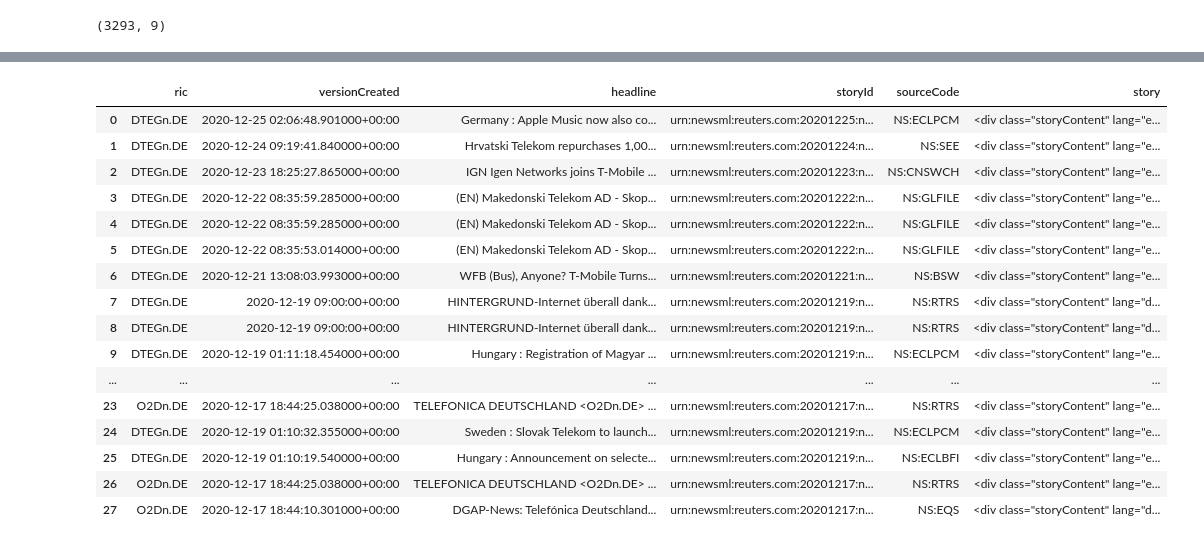
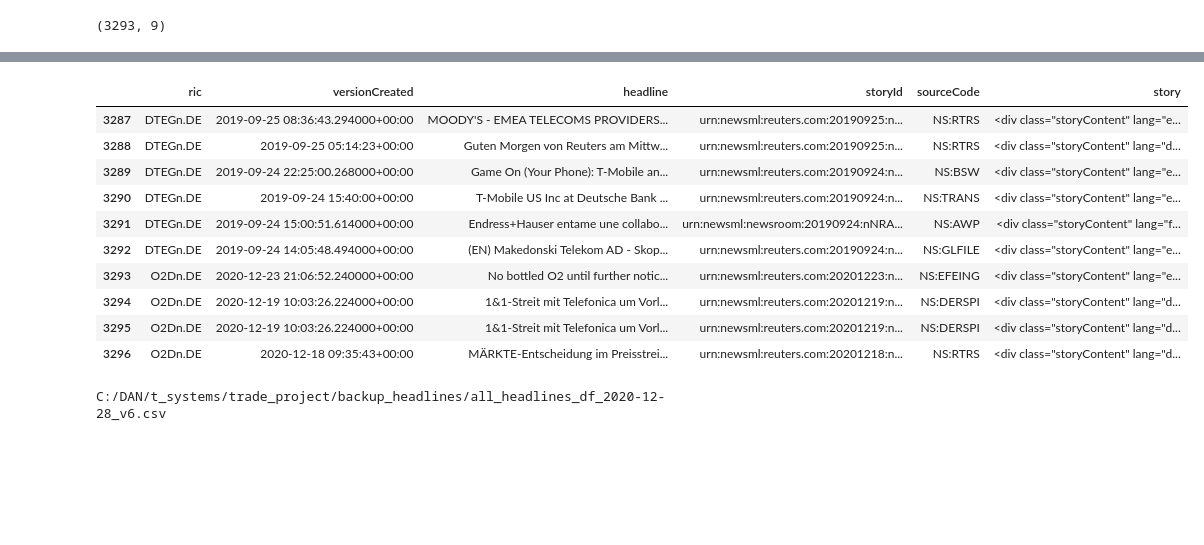
Before and after one commit to dany-kuznetsov/trade_get_news_true_way, a Jupyter notebook: trade_news_collector.ipynb, the cells around one changed output, grey strips where cells are left out. Cells and saved outputs as stored; diff of their text form; code cells hidden in the pictures; blank space fills up the shorter version.

```diff
--- a/trade_news_collector.ipynb
+++ b/trade_news_collector.ipynb
@@ -153,10 +153,10 @@ rics_to_loop_df = rics_german_telekom_df
 rics_to_loop_df = rics_to_loop_df.reset_index(drop=True) # чтобы юзать .loc()
 
 # Зададим переменную, котролирующую количество выгружаемых за раз заголовков
-headlines_count_to_request = 2
+headlines_count_to_request = 100
 
 # Первый цикл будет итерировать компании.
-for ric_i in range(0, 2): # range(0, len(rics_to_loop_df))
+for ric_i in range(0, len(rics_to_loop_df)): # range(0, len(rics_to_loop_df))
 
     # Зададим переменную, которая скажет, какой сейчас итерируется ric.
     ric_now = rics_to_loop_df.loc[ric_i, "ric"]
@@ -209,26 +209,22 @@ for ric_i in range(0, 2): # range(0, len(rics_to_loop_df))
                 story_now = ek.get_news_story(story_id_now)
                 # Удалим из истории все тильды на всякий случай.
                 story_now = story_now.replace("~","!tilda!")
-                # внесём выкаченную историю в df
+                # Внесём выкаченную историю в df
                 news_get_df.loc[story_i, 'story'] = story_now
-                # пометим, что мы успешно выкачали историю
+                # Пометим, что мы успешно выкачали текст новости
                 story_is_success = True
-                print(
-                    'story_is_success', story_is_success,
-                    '  ric_now', ric_now,
-                    '  ric_i', ric_i,
-                    '  story_i', story_i,
-                )
+                print(story_i, end='; ')
 
             except:
-                # выведем story с ошибкой
+                story_is_success = False
+                # Выведем story с ошибкой
                 print(
-                    'story_is_success', story_is_success,
-                    '  ric_now', ric_now,
-                    '  ric_i', ric_i,
-                    '  story_i', story_i,
-                     )
-                time.sleep(2)
+                    'story_is_success:', story_is_success,
+                    '  ric_now:', ric_now,
+                    '  ric_i:', ric_i,
+                    '  story_i:', story_i,
+                    )
+                time.sleep(5)
 
             finally:
                 # В любом случае внесём в наш квази-логгер наблюдение story.
@@ -244,8 +240,9 @@ for ric_i in range(0, 2): # range(0, len(rics_to_loop_df))
                     "date_time": str(datetime.today())
                 }, ignore_index = True)
 
+        # Если загруженных заголовков меньше 100, то мы исчерпали новости
+        # и нужно переключиться на ric следующей компании.
         headlines_number = news_get_df.shape[0]
-        headlines_number = 99
         if headlines_number < 100:
             last_headlines_request = True
 
@@ -303,20 +293,29 @@ C:/DAN/t_systems/trade_project/backup_headlines/all_headlines_df_2020-12-28_v4.c
 # %%
-all_headlines_df
+all_headlines_df.tail(10)
 # %% [output]
 |  | ric | versionCreated | headline | storyId | sourceCode | story |
-| 0 | DTEGn.DE | 2020-12-25 02:06:48.901000+00:00 | Germany : Apple Music now also co... | urn:newsml:reuters.com:20201225:n... | NS:ECLPCM | <div class="storyContent" lang="e... |
-| 1 | DTEGn.DE | 2020-12-24 09:19:41.840000+00:00 | Hrvatski Telekom repurchases 1,00... | urn:newsml:reuters.com:20201224:n... | NS:SEE | <div class="storyContent" lang="e... |
-| 2 | DTEGn.DE | 2020-12-23 18:25:27.865000+00:00 | IGN Igen Networks joins T-Mobile ... | urn:newsml:reuters.com:20201223:n... | NS:CNSWCH | <div class="storyContent" lang="e... |
-| 3 | DTEGn.DE | 2020-12-22 08:35:59.285000+00:00 | (EN) Makedonski Telekom AD - Skop... | urn:newsml:reuters.com:20201222:n... | NS:GLFILE | <div class="storyContent" lang="e... |
-| 4 | DTEGn.DE | 2020-12-22 08:35:59.285000+00:00 | (EN) Makedonski Telekom AD - Skop... | urn:newsml:reuters.com:20201222:n... | NS:GLFILE | <div class="storyContent" lang="e... |
-| 5 | DTEGn.DE | 2020-12-22 08:35:53.014000+00:00 | (EN) Makedonski Telekom AD - Skop... | urn:newsml:reuters.com:20201222:n... | NS:GLFILE | <div class="storyContent" lang="e... |
-| 6 | DTEGn.DE | 2020-12-21 13:08:03.993000+00:00 | WFB (Bus), Anyone? T-Mobile Turns... | urn:newsml:reuters.com:20201221:n... | NS:BSW | <div class="storyContent" lang="e... |
-| 7 | DTEGn.DE | 2020-12-19 09:00:00+00:00 | HINTERGRUND-Internet überall dank... | urn:newsml:reuters.com:20201219:n... | NS:RTRS | <div class="storyContent" lang="d... |
-| 8 | DTEGn.DE | 2020-12-19 09:00:00+00:00 | HINTERGRUND-Internet überall dank... | urn:newsml:reuters.com:20201219:n... | NS:RTRS | <div class="storyContent" lang="d... |
-| 9 | DTEGn.DE | 2020-12-19 01:11:18.454000+00:00 | Hungary : Registration of Magyar ... | urn:newsml:reuters.com:20201219:n... | NS:ECLPCM | <div class="storyContent" lang="e... |
-| ... | ... | ... | ... | ... | ... | ... |
-| 23 | O2Dn.DE | 2020-12-17 18:44:25.038000+00:00 | TELEFONICA DEUTSCHLAND <O2Dn.DE> ... | urn:newsml:reuters.com:20201217:n... | NS:RTRS | <div class="storyContent" lang="e... |
-| 24 | DTEGn.DE | 2020-12-19 01:10:32.355000+00:00 | Sweden : Slovak Telekom to launch... | urn:newsml:reuters.com:20201219:n... | NS:ECLPCM | <div class="storyContent" lang="e... |
-| 25 | DTEGn.DE | 2020-12-19 01:10:19.540000+00:00 | Hungary : Announcement on selecte... | urn:newsml:reuters.com:20201219:n... | NS:ECLBFI | <div class="storyContent" lang="e... |
-| 26 | O2Dn.DE | 2020-12-17 18:44:25.038000+00:00 | TELEFONICA DEUTSCHLAND <O2Dn.DE> ... | urn:newsml:reuters.com:20201217:n... | NS:RTRS | <div class="storyContent" lang="e... |
-| 27 | O2Dn.DE | 2020-12-17 18:44:10.301000+00:00 | DGAP-News: Telefónica Deutschland... | urn:newsml:reuters.com:20201217:n... | NS:EQS | <div class="storyContent" lang="d... |
+| 3287 | DTEGn.DE | 2019-09-25 08:36:43.294000+00:00 | MOODY'S - EMEA TELECOMS PROVIDERS... | urn:newsml:reuters.com:20190925:n... | NS:RTRS | <div class="storyContent" lang="e... |
+| 3288 | DTEGn.DE | 2019-09-25 05:14:23+00:00 | Guten Morgen von Reuters am Mittw... | urn:newsml:reuters.com:20190925:n... | NS:RTRS | <div class="storyContent" lang="d... |
+| 3289 | DTEGn.DE | 2019-09-24 22:25:00.268000+00:00 | Game On (Your Phone): T-Mobile an... | urn:newsml:reuters.com:20190924:n... | NS:BSW | <div class="storyContent" lang="e... |
+| 3290 | DTEGn.DE | 2019-09-24 15:40:00+00:00 | T-Mobile US Inc at Deutsche Bank ... | urn:newsml:reuters.com:20190924:n... | NS:TRANS | <div class="storyContent" lang="e... |
+| 3291 | DTEGn.DE | 2019-09-24 15:00:51.614000+00:00 | Endress+Hauser entame une collabo... | urn:newsml:newsroom:20190924:nNRA... | NS:AWP | <div class="storyContent" lang="f... |
+| 3292 | DTEGn.DE | 2019-09-24 14:05:48.494000+00:00 | (EN) Makedonski Telekom AD - Skop... | urn:newsml:reuters.com:20190924:n... | NS:GLFILE | <div class="storyContent" lang="e... |
+| 3293 | O2Dn.DE | 2020-12-23 21:06:52.240000+00:00 | No bottled O2 until further notic... | urn:newsml:reuters.com:20201223:n... | NS:EFEING | <div class="storyContent" lang="e... |
+| 3294 | O2Dn.DE | 2020-12-19 10:03:26.224000+00:00 | 1&1-Streit mit Telefonica um Vorl... | urn:newsml:reuters.com:20201219:n... | NS:DERSPI | <div class="storyContent" lang="d... |
+| 3295 | O2Dn.DE | 2020-12-19 10:03:26.224000+00:00 | 1&1-Streit mit Telefonica um Vorl... | urn:newsml:reuters.com:20201219:n... | NS:DERSPI | <div class="storyContent" lang="d... |
+| 3296 | O2Dn.DE | 2020-12-18 09:35:43+00:00 | MÄRKTE-Entscheidung im Preisstrei... | urn:newsml:reuters.com:20201218:n... | NS:RTRS | <div class="storyContent" lang="d... |
+# %%
+# Сохранить версию all_headlines_df
+file_version = 1
+folder_name = 'C:/DAN/t_systems/trade_project/backup_headlines/'
+date_now = datetime.today().strftime("%Y-%m-%d")
+file_name = 'all_headlines_df' + '_' + str(date_now) + '_v' + str(file_version) + '.csv'
+while file_name in os.listdir(folder_name):
+    file_name = 'all_headlines_df' + '_' + str(date_now) + '_v' + str(file_version) + '.csv'
+    file_version = file_version + 1
+# C:/DAN/t_systems/trade_project/backup_headlines/all_headlines_df_2020-12-24_v6.csv
+file_path = folder_name + file_name
+all_headlines_df.to_csv(file_path, sep = '~', index=False)
+print(file_path)
+# %% [output]
+C:/DAN/t_systems/trade_project/backup_headlines/all_headlines_df_2020-12-28_v6.csv
```
Also changed, not shown: parts of 1 cell of this notebook.
